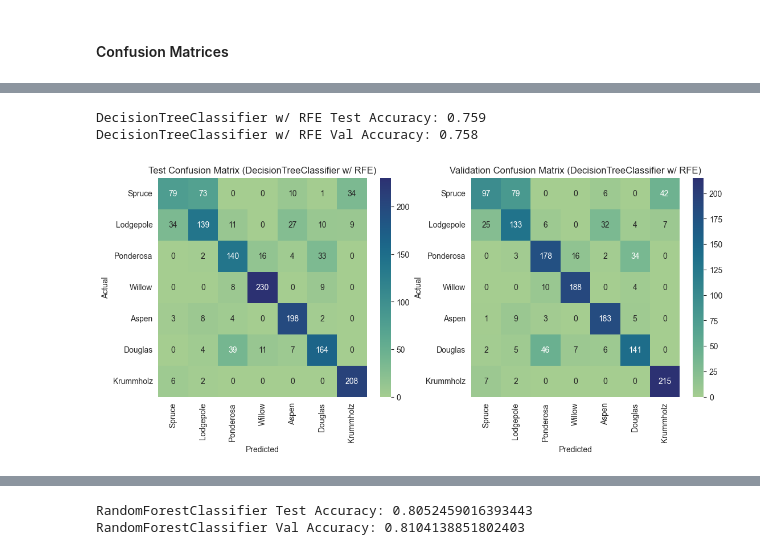
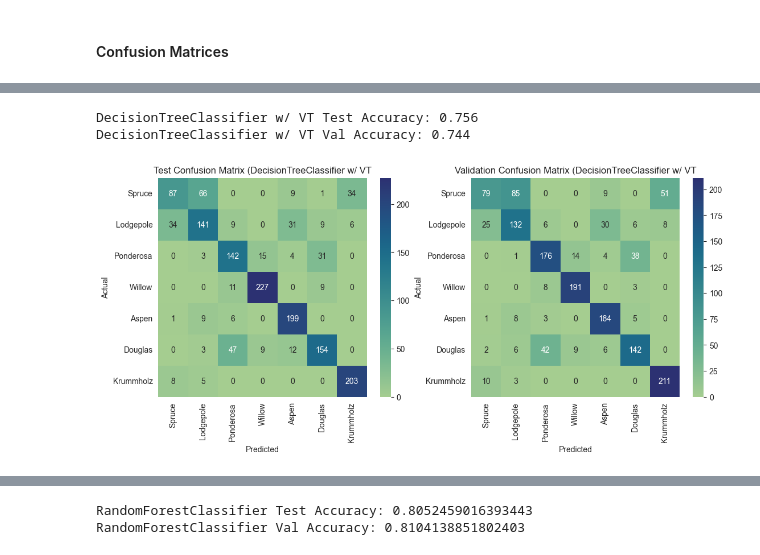
Before and after one commit to TheMabrouk/treecover_pki, a Jupyter notebook: models.ipynb, the cells around one changed output, grey strips where cells are left out. Drawn from its saved outputs; the diff is of its cells as text; code cells hidden in the pictures.

```diff
--- a/models.ipynb
+++ b/models.ipynb
@@ -445,46 +480,20 @@ DecisionTreeClassifier w/ VT Val Accuracy: 0.746
-# %%
-model = DecisionTreeClassifier()
-rfe = RFE(model, n_features_to_select=47)
-rfe.fit(X_train, y_train)
-selected_features = X_train.columns[rfe.support_]
-model.fit(X_train[selected_features], y_train)
-print(
-    f"{model.__class__.__name__} w/ RFE Test Accuracy: {accuracy_score(y_test, model.predict(X_test[selected_features])):.3f}"
-)
-print(
-    f"{model.__class__.__name__} w/ RFE Val Accuracy: {accuracy_score(y_val, model.predict(X_val[selected_features])):.3f}"
-)
-
-fig, axes = plt.subplots(1, 2, figsize=(13, 5))
-
-ax1 = sns.heatmap(
-    confusion_matrix(y_test, model.predict(X_test[selected_features])),
-    annot=True,
-    cmap="crest",
-    fmt="d",
-    xticklabels=Cover_Type_Labels,
-    yticklabels=Cover_Type_Labels,
-    ax=axes[0],
-)
-ax1.set_title(f"Test Confusion Matrix ({model.__class__.__name__} w/ RFE)")
-ax1.set_xlabel("Predicted")
-ax1.set_ylabel("Actual")
-
-ax2 = sns.heatmap(
-    confusion_matrix(y_val, model.predict(X_val[selected_features])),
-    annot=True,
-    cmap="crest",
-    fmt="d",
-    xticklabels=Cover_Type_Labels,
-    yticklabels=Cover_Type_Labels,
-    ax=axes[1],
-)
-ax2.set_title(f"Validation Confusion Matrix ({model.__class__.__name__} w/ RFE)")
-ax2.set_xlabel("Predicted")
-ax2.set_ylabel("Actual")
-
-plt.show()
-# %% [output]
-DecisionTreeClassifier w/ RFE Test Accuracy: 0.759
-DecisionTreeClassifier w/ RFE Val Accuracy: 0.758
-[figure, removed]
+# %%
+model = DecisionTreeClassifier()
+vt = VarianceThreshold(threshold=0.04)
+vt.fit(X_train)
+X_train_vt = vt.transform(X_train)
+X_test_vt = vt.transform(X_test)
+X_val_vt = vt.transform(X_val)
+model.fit(X_train_vt, y_train)
+plot_cm(
+    y_test,
+    model.predict(X_test_vt),
+    y_val,
+    model.predict(X_val_vt),
+    model.__class__.__name__,
+    "VT",
+)
+# %% [output]
+DecisionTreeClassifier w/ VT Test Accuracy: 0.756
+DecisionTreeClassifier w/ VT Val Accuracy: 0.744
+[figure, added]
```
Also changed, not shown: parts of 11 cells of this notebook.
